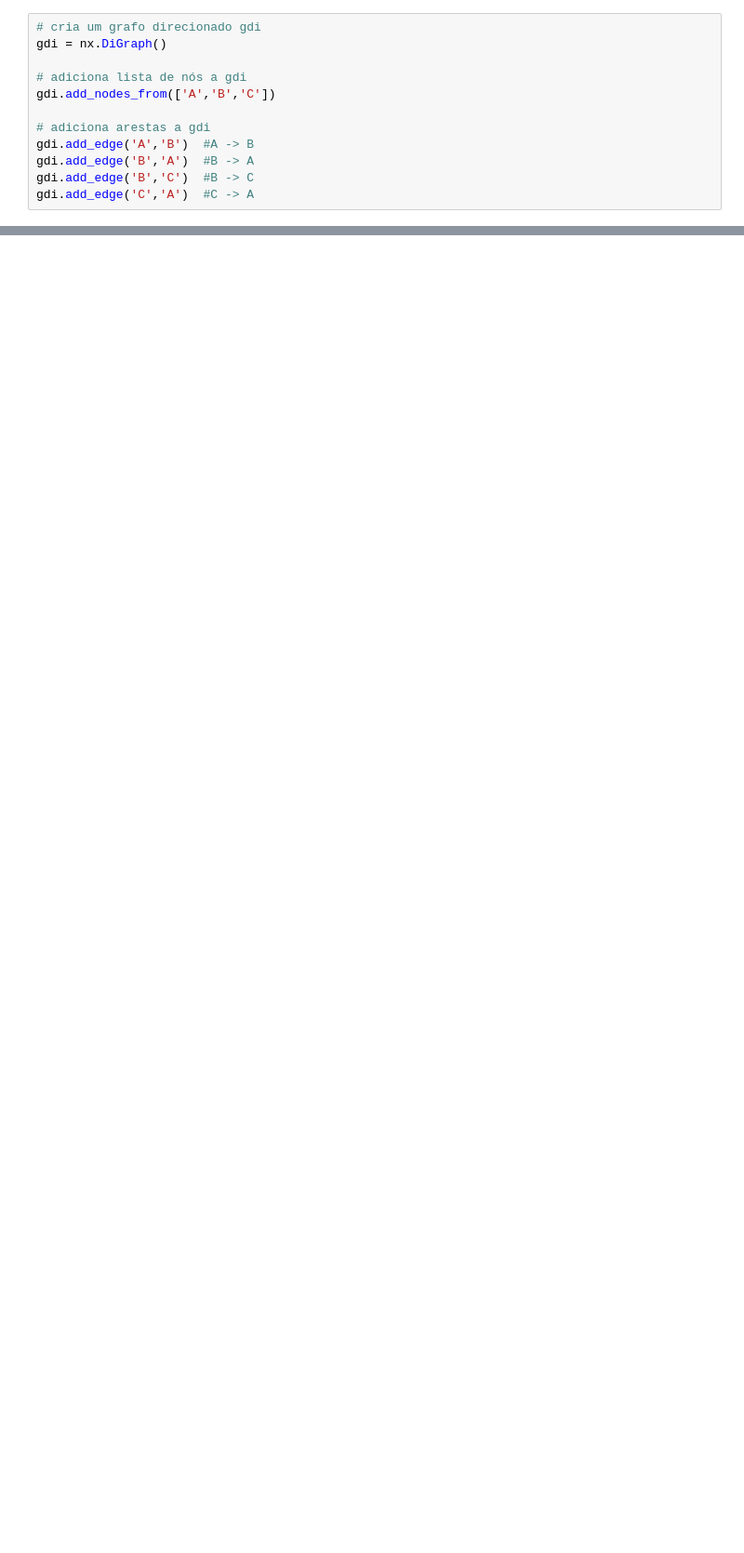
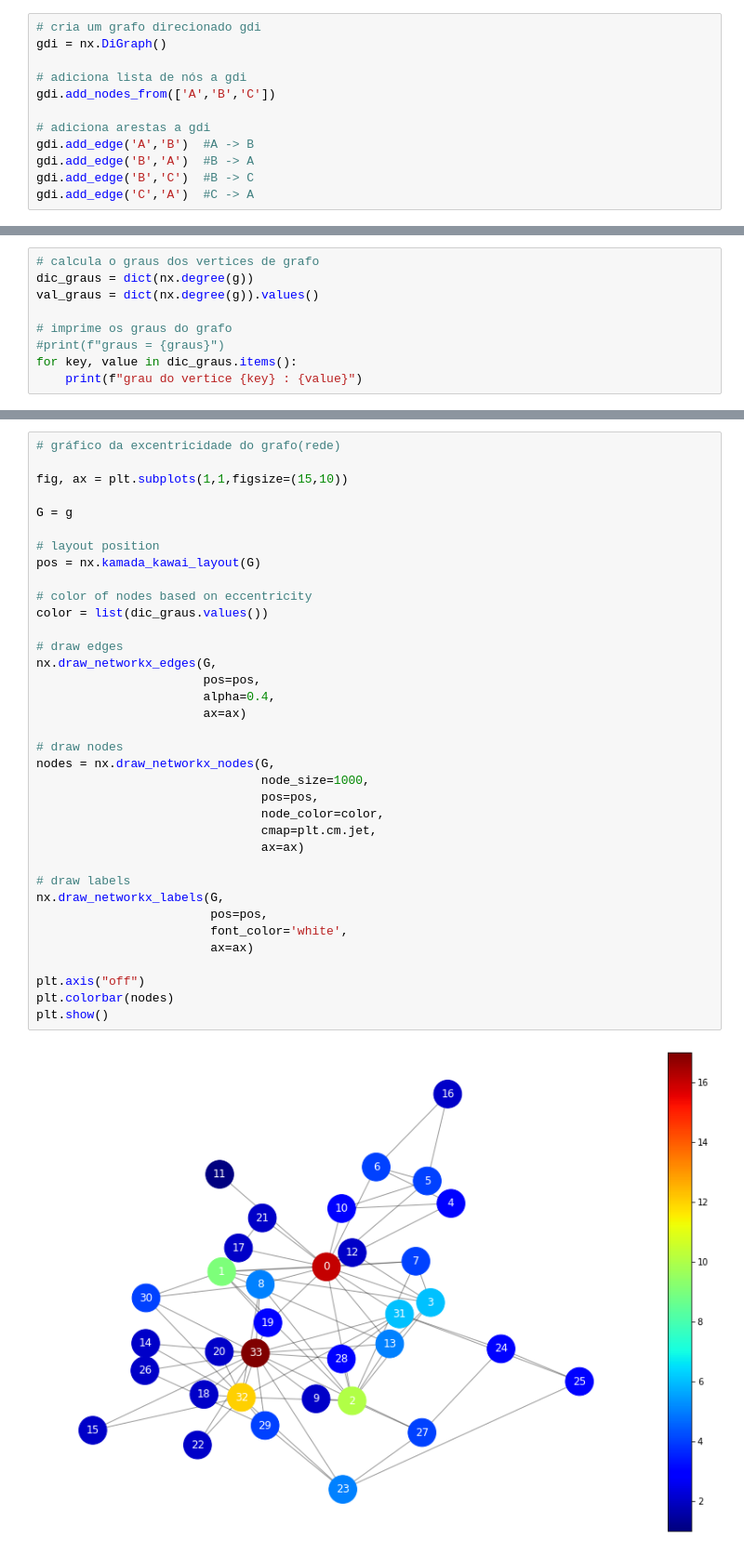
Before and after one commit to jesusossian/minicurso_sbpo2024, a Jupyter notebook: complex_network.ipynb, the cells around one changed output, grey strips where cells are left out. Shown at 93% size. Drawn from its saved outputs; the diff is of its cells as text; blank space fills up the shorter version.

```diff
--- a/complex_network.ipynb
+++ b/complex_network.ipynb
@@ -231,0 +335,9 @@ print(f"re(gdi) = {nx.reciprocity(gdi)}")
+# %%
+# calcula o graus dos vertices de grafo
+dic_graus = dict(nx.degree(g))
+val_graus = dict(nx.degree(g)).values()
+
+# imprime os graus do grafo
+#print(f"graus = {graus}")
+for key, value in dic_graus.items():
+    print(f"grau do vertice {key} : {value}")
@@ -231,0 +362,38 @@ print(f"re(gdi) = {nx.reciprocity(gdi)}")
+# %%
+# gráfico da excentricidade do grafo(rede)
+
+fig, ax = plt.subplots(1,1,figsize=(15,10))
+
+G = g
+
+# layout position
+pos = nx.kamada_kawai_layout(G)
+
+# color of nodes based on eccentricity
+color = list(dic_graus.values())
+
+# draw edges
+nx.draw_networkx_edges(G,
+                       pos=pos,
+                       alpha=0.4,
+                       ax=ax)
+
+# draw nodes
+nodes = nx.draw_networkx_nodes(G,
+                               node_size=1000,
+                               pos=pos,
+                               node_color=color,
+                               cmap=plt.cm.jet,
+                               ax=ax)
+
+# draw labels
+nx.draw_networkx_labels(G,
+                        pos=pos,
+                        font_color='white',
+                        ax=ax)
+
+plt.axis("off")
+plt.colorbar(nodes)
+plt.show()
+# %% [output]
+[figure, added]
```
Also changed, not shown: parts of 78 cells of this notebook, 6 other files.
